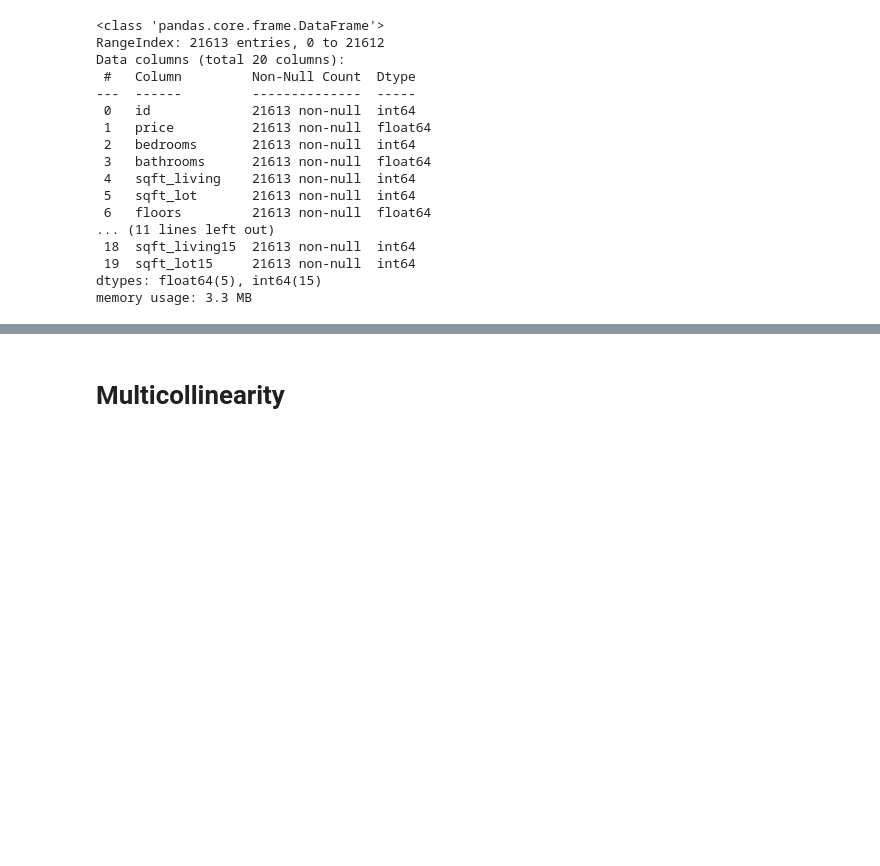
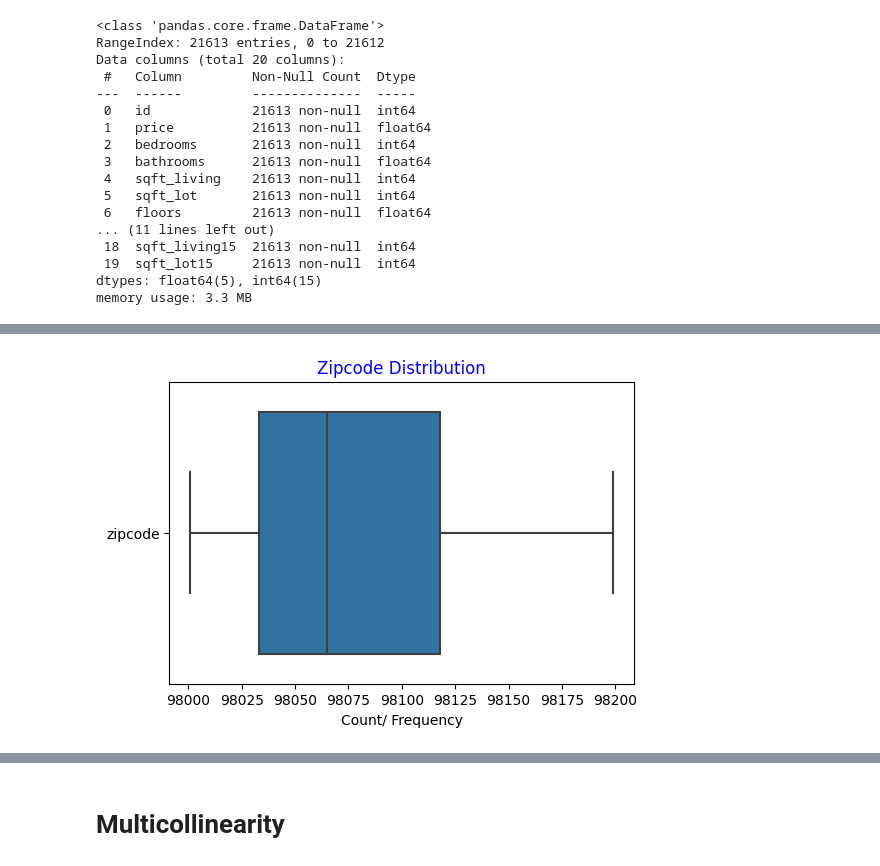
Before and after one commit to Mwadz/Hass-Consulting-Company, a Jupyter notebook: Regression_week_7.ipynb, the cells around one changed output, grey strips where cells are left out. Saved outputs shown, nothing was run; the diff lists cells and outputs as text; code cells hidden in the pictures; blank space fills up the shorter version.

```diff
--- a/Regression_week_7.ipynb
+++ b/Regression_week_7.ipynb
@@ -46,0 +169,11 @@ memory usage: 3.3 MB
+# %%
+	# checking for outliers
+col = estate[['zipcode']]
+# check for outliers
+plt.figure(dpi = 100)
+ax = sns.boxplot(data = col, orient="h")
+plt.title('Zipcode Distribution', color = 'blue')
+plt.xlabel('Count/ Frequency')
+plt.show()
+# %% [output]
+[figure, added]
```
Also changed, not shown: parts of 39 cells of this notebook.
